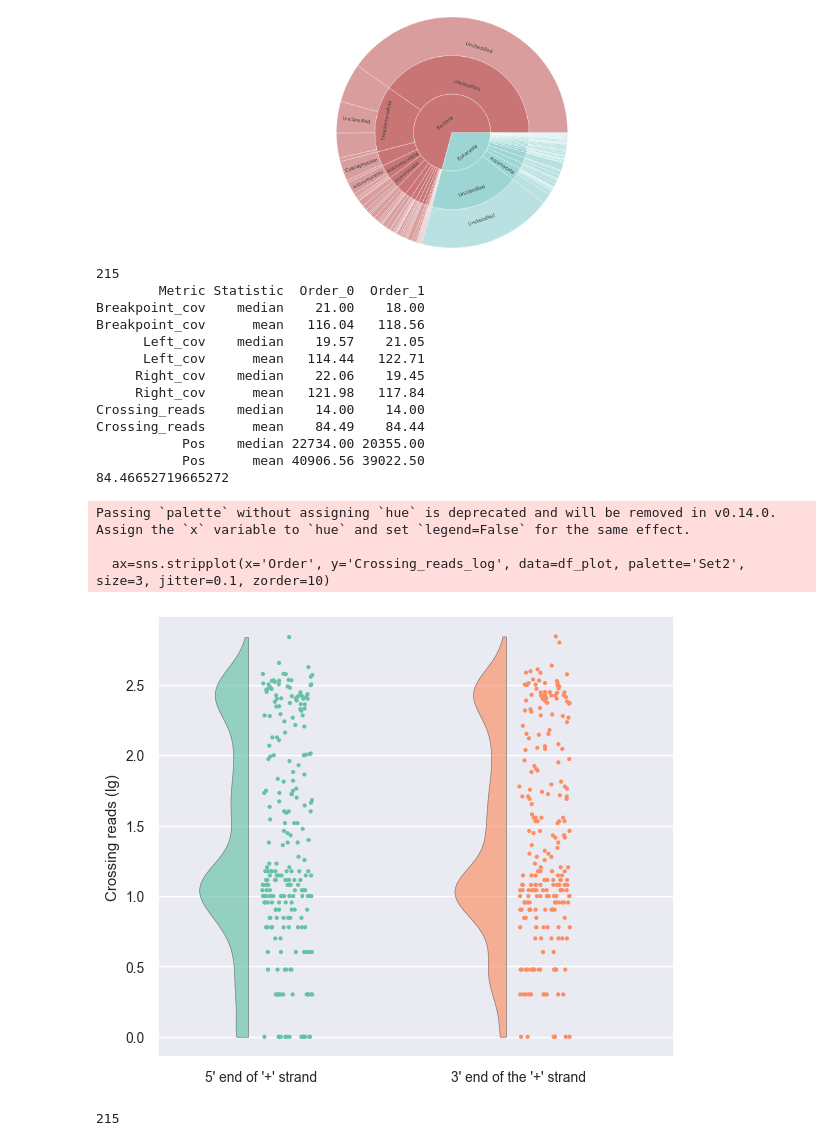
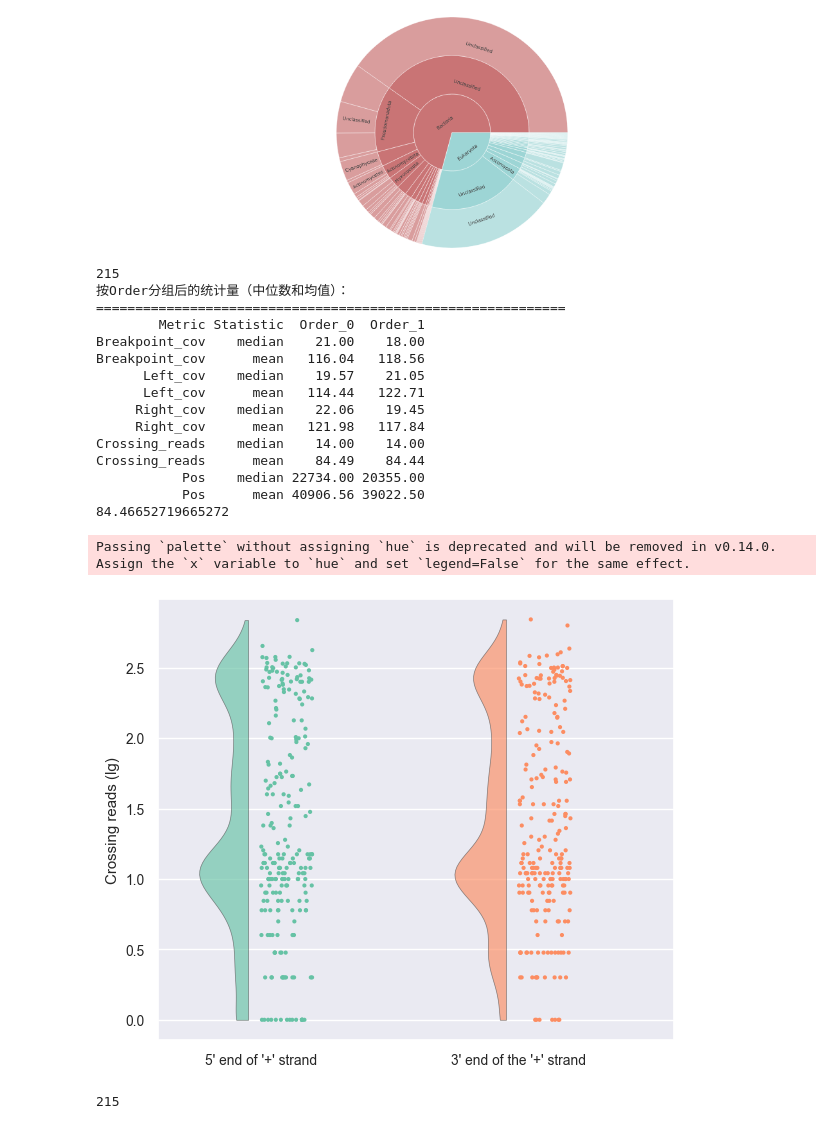
Before and after one commit to YRZh97/lichenHGT, a Jupyter notebook: lichenHGT-plots.ipynb, the cells around one changed output. Saved outputs shown, nothing was run; the diff lists cells and outputs as text; code cells hidden in the pictures.

```diff
--- a/lichenHGT-plots.ipynb
+++ b/lichenHGT-plots.ipynb
@@ -719,10 +1047,11 @@ import numpy as np
 import ptitprince as pt
 
 
-df = pd.read_excel("breakp_data_update.xlsx")
+
+df = pd.read_excel("D:/research_files/lichen metagenome/breakp_data_update.xlsx")
 df['combined'] = df['Sample'].astype(str) + '_' + df['Gene'].astype(str) + '.t1'
 
-df2 = pd.read_csv("target_gene_annotation2021.tsv", sep="\t")
+df2 = pd.read_csv("target_gene_annotation_2021.tsv", sep="\t")
 df2 = df2[df2["confidence"] == 'high-confidence'].copy()
 keyword = 'Refined'
 df2['Gene'] = df2['Gene'].astype(str)
@@ -754,6 +1083,9 @@ result = order_stats.T.reset_index()
 
 result.columns = ['Metric', 'Statistic', 'Order_0', 'Order_1']
 
+
+print("按Order分组后的统计量（中位数和均值）：")
+print("=" * 60)
 print(result.to_string(index=False))
 
 print(df_sub["Crossing_reads"].mean())
@@ -765,38 +1097,38 @@ f, ax = plt.subplots(figsize=(6, 5))
 ax=pt.half_violinplot(x='Order', y='Crossing_reads_log', data=df_plot, palette='Set2', bw=.2, cut=0., scale="area", alpha=0.65,width=.4,linewidth=0.5, inner=None)
 ax=sns.stripplot(x='Order', y='Crossing_reads_log', data=df_plot, palette='Set2', size=3, jitter=0.1, zorder=10)
 
 new_pos = [t-0.1 for t in ax.get_xticks()]
 ax.set_xticks(new_pos)
 ax.set_xticklabels(df_plot['Order'].unique())
 
 ax.set_ylabel("Crossing reads (lg)")
 plt.xlabel('')
 
 # plt.title('Violin Plot of Crossing Reads by Order')
 # sns.kdeplot(data=df[df["Order"] == "0"]['Crossing_reads'].astype(int), shade=True,color="#016392", label="5' end on the '+' strand")
 # sns.kdeplot(data=nativecontigtotalength, shade=True,color="coral", label="native contigs")
 plt.tight_layout()
-plt.show()
-# plt.savefig('crossingreads_lg_hc.png',dpi=300,bbox_inches='tight', pad_inches=0.1)
+# plt.show()
+plt.savefig('crossingreads_lg_hc_2021.png',dpi=300,bbox_inches='tight', pad_inches=0.1)
 # plt.close('all')
 # %% [output]
 215
+按Order分组后的统计量（中位数和均值）：
+============================================================
         Metric Statistic  Order_0  Order_1
 Breakpoint_cov    median    21.00    18.00
 Breakpoint_cov      mean   116.04   118.56
       Left_cov    median    19.57    21.05
       Left_cov      mean   114.44   122.71
      Right_cov    median    22.06    19.45
      Right_cov      mean   121.98   117.84
 Crossing_reads    median    14.00    14.00
 Crossing_reads      mean    84.49    84.44
            Pos    median 22734.00 20355.00
            Pos      mean 40906.56 39022.50
 84.46652719665272
 Passing `palette` without assigning `hue` is deprecated and will be removed in v0.14.0. Assign the `x` variable to `hue` and set `legend=False` for the same effect.
-
-  ax=sns.stripplot(x='Order', y='Crossing_reads_log', data=df_plot, palette='Set2', size=3, jitter=0.1, zorder=10)
-[figure, old version]
+[figure, new version]
 # %%
 import matplotlib.colors as mcolors
 from colorsys import rgb_to_hsv, hsv_to_rgb
```
Also changed, not shown: parts of 16 cells of this notebook, 1 other file.
